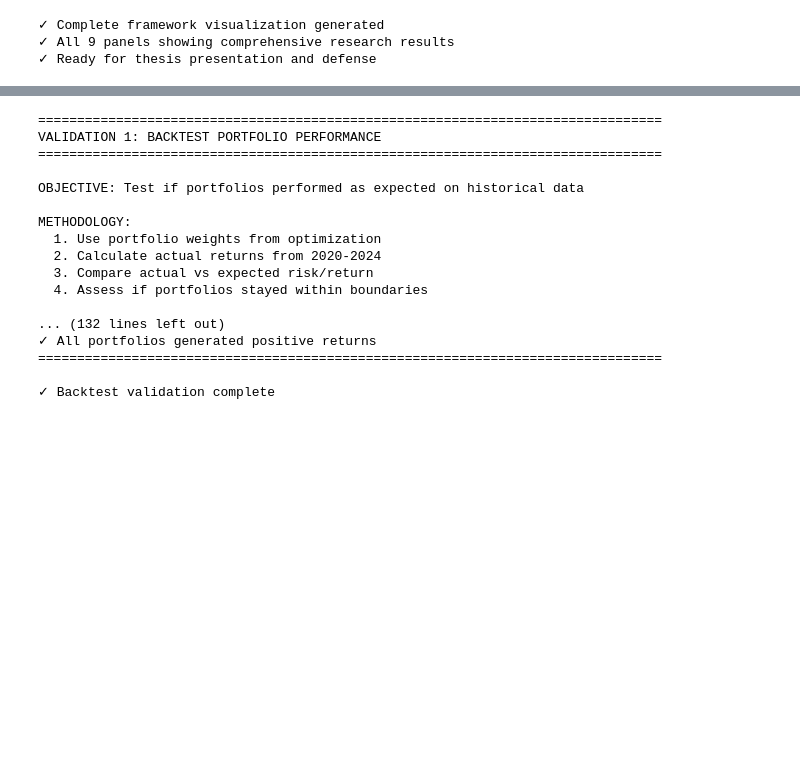
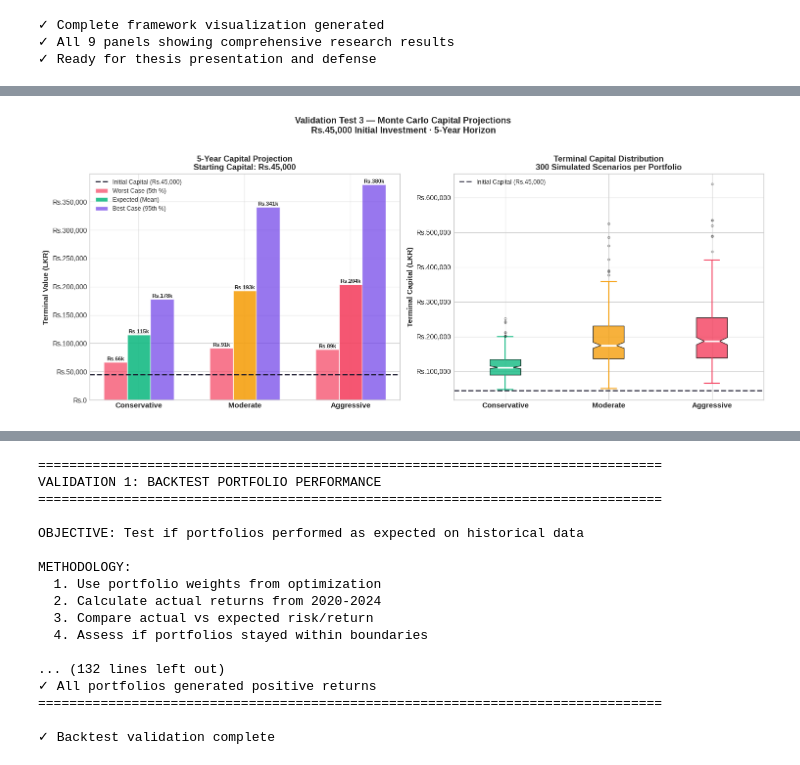
Before and after one commit to a-mashaa/Smart-Portfolio-Design-for-Young-Sri-Lankan-Investors, a Jupyter notebook: Smart_portfolio_framework/Portfolio Framework_Findings.ipynb, the cells around one changed output, grey strips where cells are left out. Cells and saved outputs as stored; diff of their text form; code cells hidden in the pictures; blank space fills up the shorter version.

```diff
--- a/Smart_portfolio_framework/Portfolio Framework_Findings.ipynb
+++ b/Smart_portfolio_framework/Portfolio Framework_Findings.ipynb
@@ -2884,0 +3824,88 @@ CELL 20: COMPREHENSIVE FRAMEWORK VISUALIZATION
+# %%
+# ─────────────────────────────────────────────────────────────────────────────
+# CELL 12 — MONTE CARLO: CAPITAL PROJECTION VISUALIZATION
+# ─────────────────────────────────────────────────────────────────────────────
+fig, axes = plt.subplots(1, 2, figsize=(15, 6))
+
+# ── Left: Capital projection bar chart ───────────────────────────────────────
+ax1       = axes[0]
+pf_names  = list(mc_results.keys())
+colors_mc = ['#10b981', '#f59e0b', '#f43f5e']
+x         = np.arange(len(pf_names))
+width     = 0.22
+
+expected_vals  = [capital * mc_results[p][0]['mean']   for p in pf_names]
+best_vals      = [capital * mc_results[p][0]['p95']    for p in pf_names]
+worst_vals     = [capital * mc_results[p][0]['p5']     for p in pf_names]
+
+b1 = ax1.bar(x - width,  worst_vals,    width, label='Worst Case (5th %)',
+             color='#f43f5e', alpha=0.7, edgecolor='white', linewidth=1)
+b2 = ax1.bar(x,          expected_vals, width, label='Expected (Mean)',
+             color=colors_mc, alpha=0.88, edgecolor='white', linewidth=1)
+b3 = ax1.bar(x + width,  best_vals,     width, label='Best Case (95th %)',
+             color='#6c3de8', alpha=0.7, edgecolor='white', linewidth=1)
+
+ax1.axhline(capital, color='#18172b', lw=2, ls='--',
+            label=f'Initial Capital (Rs.{capital:,.0f})')
+
+for bars in [b1, b2, b3]:
+    for bar in bars:
+        h = bar.get_height()
+        ax1.text(bar.get_x() + bar.get_width()/2,
+                 h + capital * 0.02,
+                 f'Rs.{h/1000:.0f}k',
+                 ha='center', va='bottom', fontsize=8, fontweight='600')
+
+ax1.set_xticks(x)
+ax1.set_xticklabels(pf_names, fontsize=11, fontweight='600')
+ax1.set_ylabel(f'Terminal Value (LKR)', fontsize=11, fontweight='bold')
+ax1.set_title(f'5-Year Capital Projection\n'
+              f'Starting Capital: Rs.{capital:,.0f}',
+              fontsize=12, fontweight='bold')
+ax1.legend(fontsize=9, framealpha=0.92)
+ax1.yaxis.set_major_formatter(
+    plt.FuncFormatter(lambda x, p: f'Rs.{x:,.0f}'))
+
+# ── Right: Box plot of terminal value distributions ───────────────────────────
+ax2      = axes[1]
+all_vals = [mc_results[p][0]['vals'] * capital for p in pf_names]
+
+bp = ax2.boxplot(all_vals, patch_artist=True, notch=True,
+                 medianprops=dict(color='white', linewidth=2.5),
+                 whiskerprops=dict(linewidth=1.5),
+                 capprops=dict(linewidth=1.5),
+                 flierprops=dict(marker='o', markersize=3, alpha=0.4))
+
+for patch, color in zip(bp['boxes'], colors_mc):
+    patch.set_facecolor(color)
+    patch.set_alpha(0.8)
+for whisker, color in zip(bp['whiskers'],
+                           [c for c in colors_mc for _ in range(2)]):
+    whisker.set_color(color)
+for cap, color in zip(bp['caps'],
+                       [c for c in colors_mc for _ in range(2)]):
+    cap.set_color(color)
+
+ax2.axhline(capital, color='#18172b', lw=2, ls='--',
+            label=f'Initial Capital (Rs.{capital:,.0f})',
+            alpha=0.8)
+
+ax2.set_xticks([1, 2, 3])
+ax2.set_xticklabels(pf_names, fontsize=11, fontweight='600')
+ax2.set_ylabel('Terminal Capital (LKR)', fontsize=11, fontweight='bold')
+ax2.set_title('Terminal Capital Distribution\n'
+              '300 Simulated Scenarios per Portfolio',
+              fontsize=12, fontweight='bold')
+ax2.legend(fontsize=9, framealpha=0.92)
+ax2.yaxis.set_major_formatter(
+    plt.FuncFormatter(lambda x, p: f'Rs.{x:,.0f}'))
+
+plt.suptitle('Validation Test 3 — Monte Carlo Capital Projections\n'
+             f'Rs.{capital:,.0f} Initial Investment · 5-Year Horizon',
+             fontsize=13, fontweight='bold', y=1.02)
+plt.tight_layout()
+plt.savefig('validation_test3_capital_projections.png',
+            dpi=150, bbox_inches='tight')
+plt.show()
+# %% [output]
+[figure, added]
```
Also changed, not shown: parts of 14 cells of this notebook.
